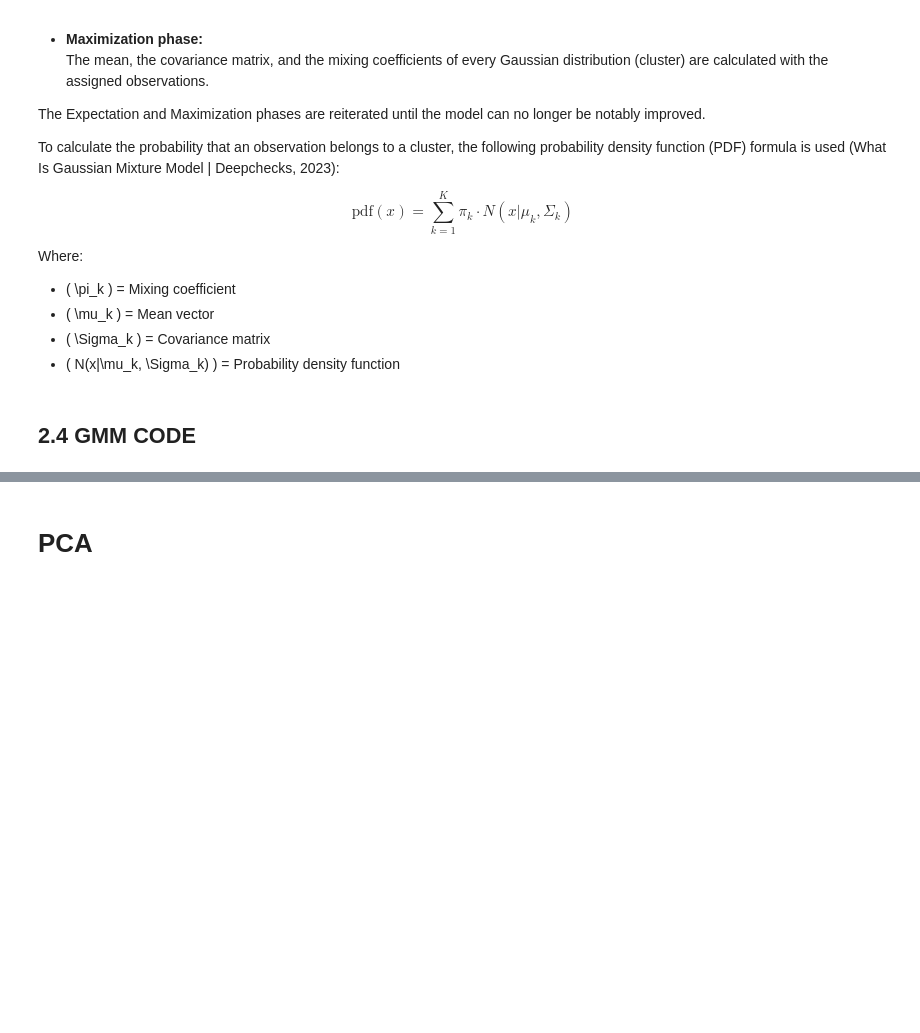
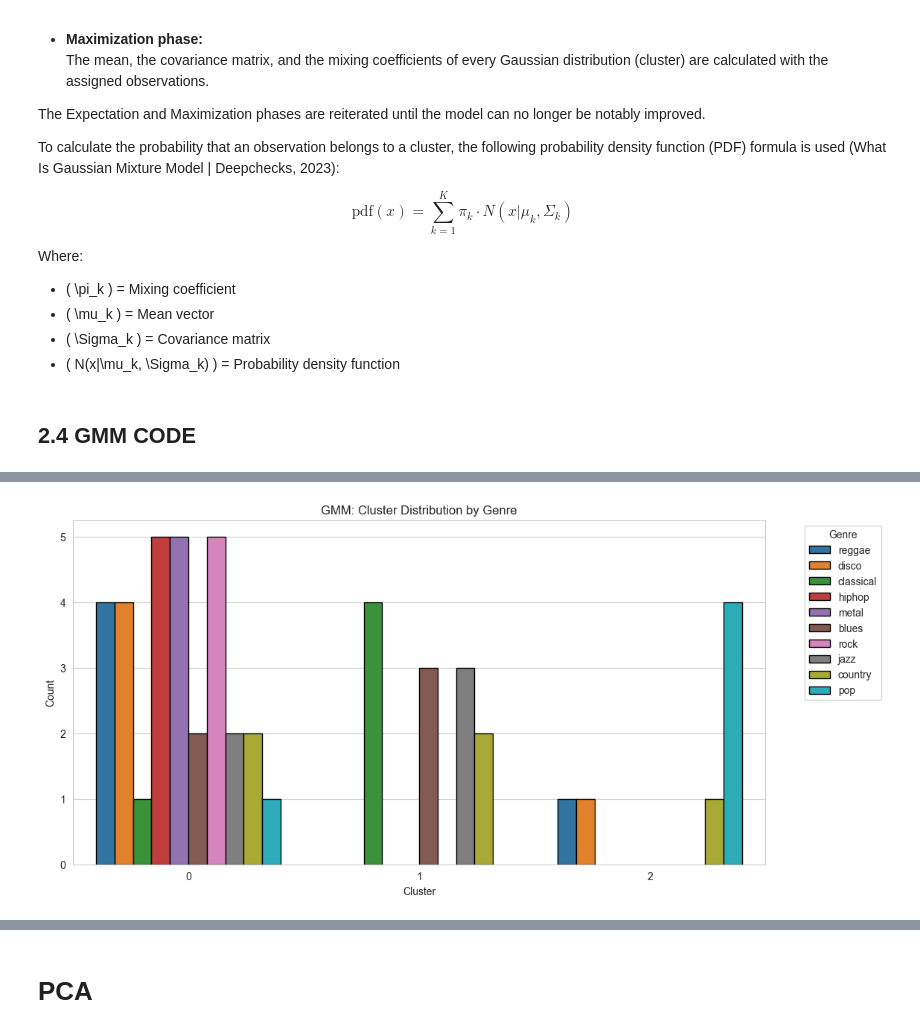
Before and after one commit to Akshay22087249/TurboAdventure, a Jupyter notebook: Main.ipynb, the cells around one changed output, grey strips where cells are left out. Drawn from its saved outputs; the diff is of its cells as text; code cells hidden in the pictures; blank space fills up the shorter version.

```diff
--- a/Main.ipynb
+++ b/Main.ipynb
@@ -1159,0 +1198,11 @@ NameError: name 'GaussianMixture' is not defined
+# %%
+plt.figure(figsize=(12, 6))
+sns.countplot(x="Cluster", hue="genre", data=labeled_df, palette="tab10", edgecolor="black")
+plt.xlabel("Cluster")
+plt.ylabel("Count")
+plt.title("GMM: Cluster Distribution by Genre")
+plt.legend(title="Genre", bbox_to_anchor=(1.05, 1), loc="upper left")
+plt.xticks(rotation=0)
+plt.show()
+# %% [output]
+[figure, added]
```
Also changed, not shown: parts of 10 cells of this notebook, 1 other file.
